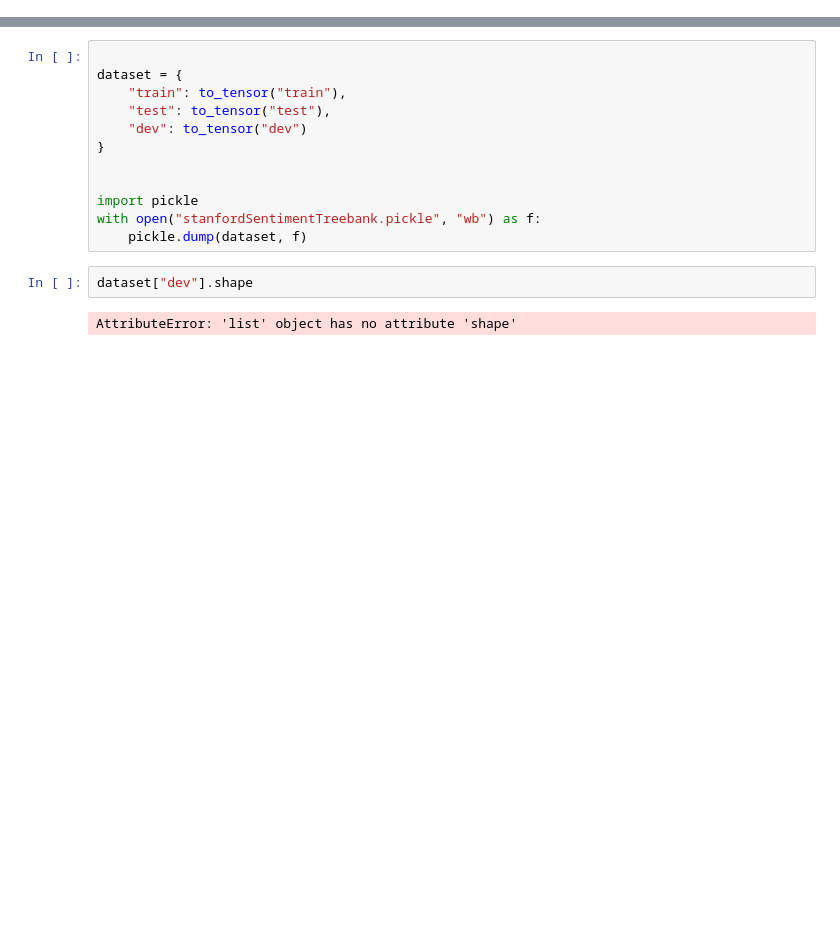
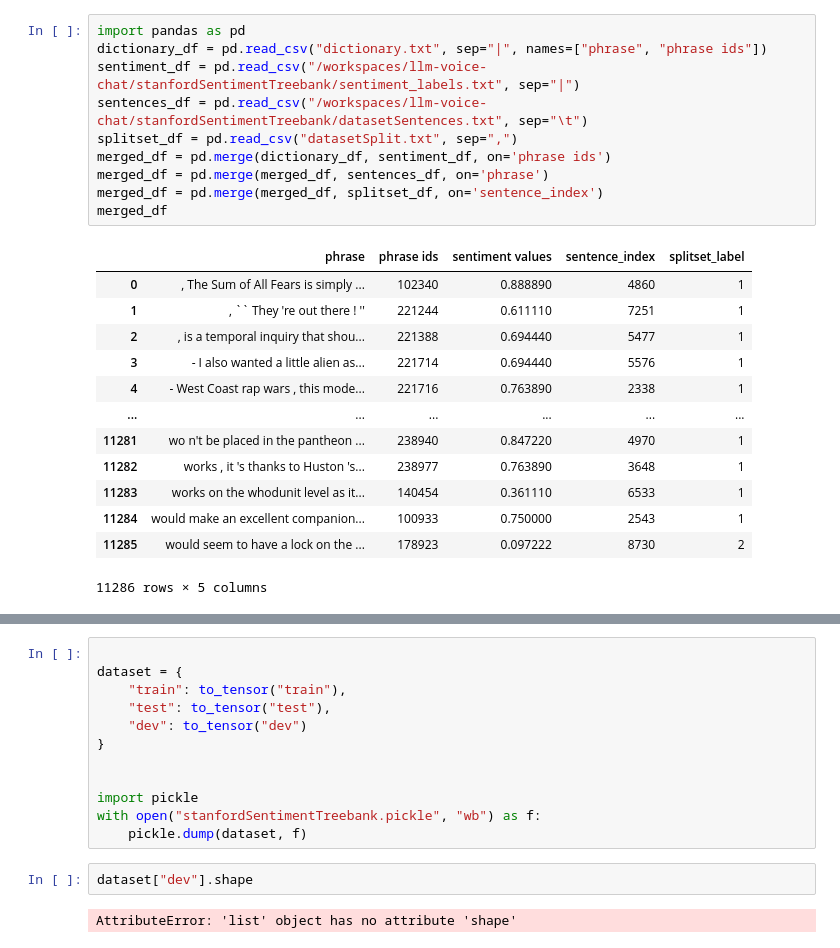
Before and after one commit to Digital-Defiance/nlp-metaformer, a Jupyter notebook: stanfordSentimentTreebank/to_pickle.ipynb, the cells around one changed output, grey strips where cells are left out. Cells and saved outputs as stored; diff of their text form; blank space fills up the shorter version.

Commit message:
sentiment analysis exploration, done

```diff
--- a/stanfordSentimentTreebank/to_pickle.ipynb
+++ b/stanfordSentimentTreebank/to_pickle.ipynb
@@ -90,0 +54,24 @@ merged_df
+# %%
+import pandas as pd
+dictionary_df = pd.read_csv("dictionary.txt", sep="|", names=["phrase", "phrase ids"])
+sentiment_df = pd.read_csv("/workspaces/llm-voice-chat/stanfordSentimentTreebank/sentiment_labels.txt", sep="|")
+sentences_df = pd.read_csv("/workspaces/llm-voice-chat/stanfordSentimentTreebank/datasetSentences.txt", sep="\t")
+splitset_df = pd.read_csv("datasetSplit.txt", sep=",")
+merged_df = pd.merge(dictionary_df, sentiment_df, on='phrase ids')
+merged_df = pd.merge(merged_df, sentences_df, on='phrase')
+merged_df = pd.merge(merged_df, splitset_df, on='sentence_index')
+merged_df
+# %% [output]
+|  | phrase | phrase ids | sentiment values | sentence_index | splitset_label |
+| 0 | , The Sum of All Fears is simply ... | 102340 | 0.888890 | 4860 | 1 |
+| 1 | , `` They 're out there ! '' | 221244 | 0.611110 | 7251 | 1 |
+| 2 | , is a temporal inquiry that shou... | 221388 | 0.694440 | 5477 | 1 |
+| 3 | - I also wanted a little alien as... | 221714 | 0.694440 | 5576 | 1 |
+| 4 | - West Coast rap wars , this mode... | 221716 | 0.763890 | 2338 | 1 |
+| ... | ... | ... | ... | ... | ... |
+| 11281 | wo n't be placed in the pantheon ... | 238940 | 0.847220 | 4970 | 1 |
+| 11282 | works , it 's thanks to Huston 's... | 238977 | 0.763890 | 3648 | 1 |
+| 11283 | works on the whodunit level as it... | 140454 | 0.361110 | 6533 | 1 |
+| 11284 | would make an excellent companion... | 100933 | 0.750000 | 2543 | 1 |
+| 11285 | would seem to have a lock on the ... | 178923 | 0.097222 | 8730 | 2 |
+11286 rows × 5 columns
```
Also changed, not shown: parts of 14 cells of this notebook, 8 other files.
